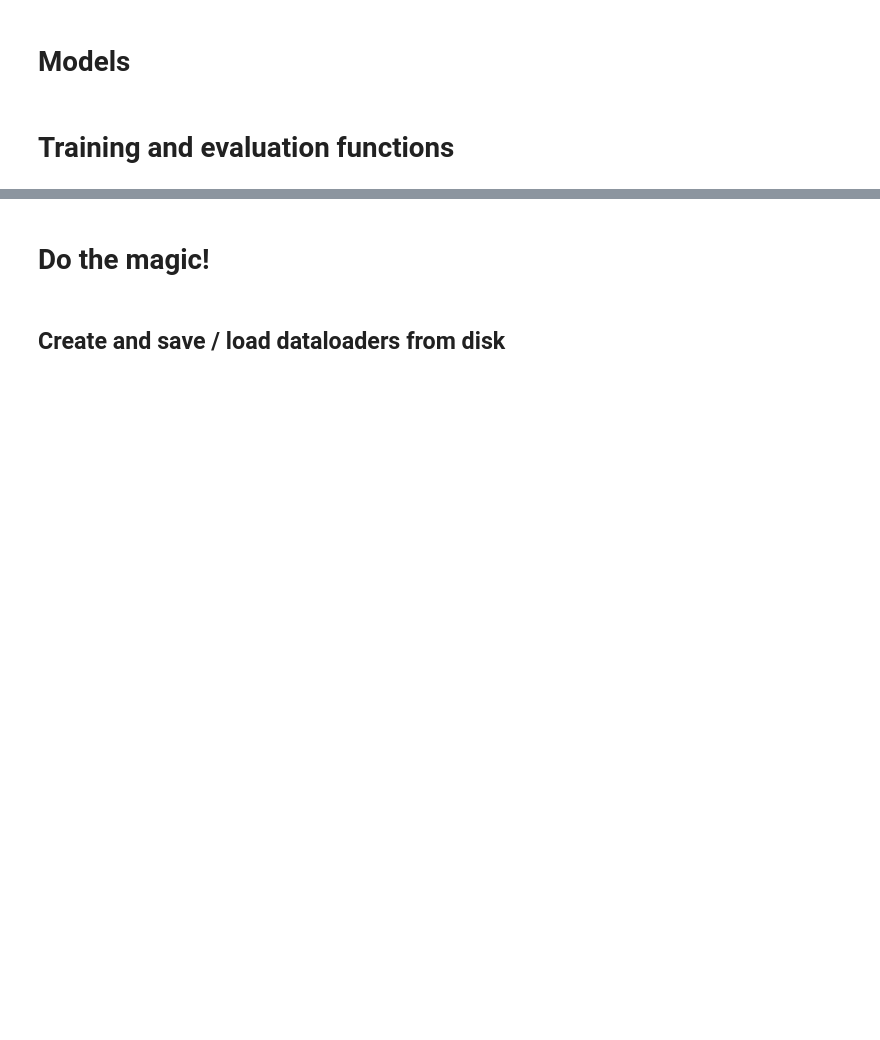
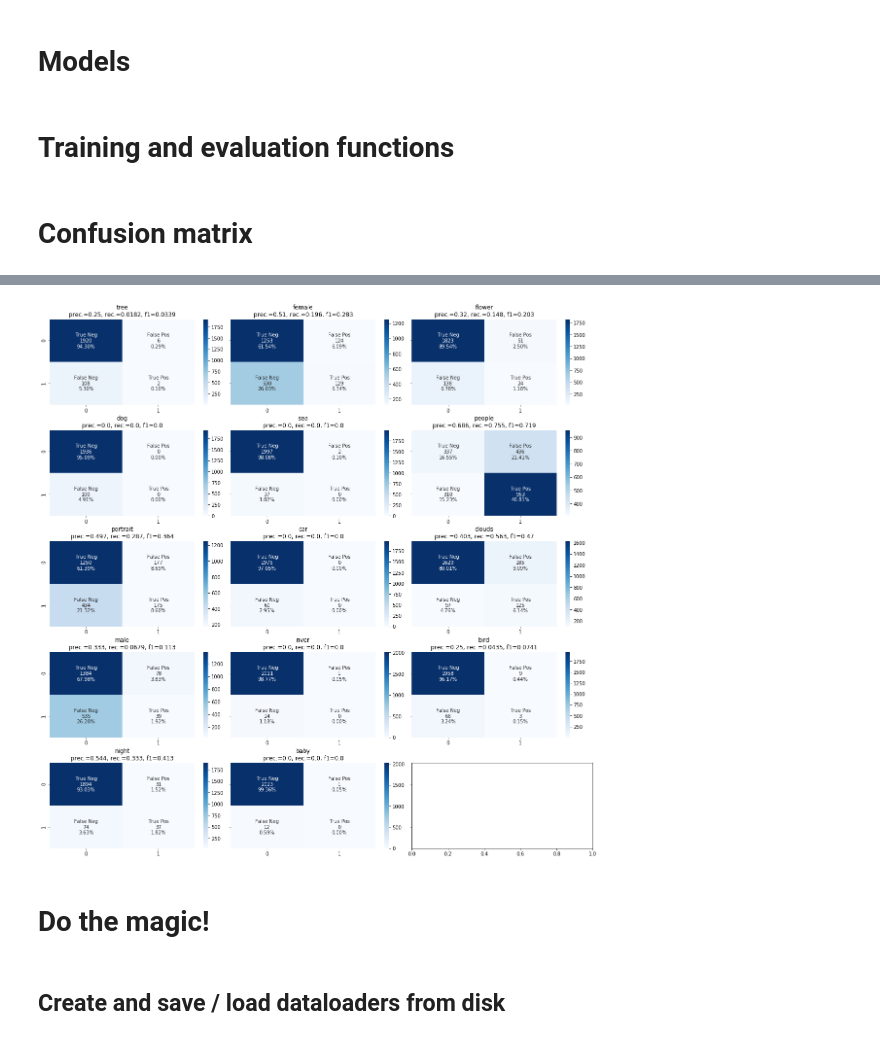
Before and after one commit to ikanher/the-three-caballeros, a Jupyter notebook: notebooks/05_EML_basic_ffn.ipynb, the cells around one changed output, grey strips where cells are left out. Drawn from its saved outputs; the diff is of its cells as text; code cells hidden in the pictures; blank space fills up the shorter version.

Commit message:
Confusion matrix, batch statistics

```diff
--- a/notebooks/05_EML_basic_ffn.ipynb
+++ b/notebooks/05_EML_basic_ffn.ipynb
@@ -349,3 +344,69 @@ def visualize_predictions(model, device, dataloader, n_to_show=3, threshold=0.5)
             n_shown += 1
 
     print("Done")
+# %% [markdown]
+# Confusion matrix
+# %%
+def predict_X(fr, threshold=0.5):
+
+    y_hat = fr > threshold
+
+    return y_hat if (np.sum(y_hat) > 0) else fr == np.max(fr)
+
+def predict(model, device, dataloader):
+
+    ys_all = []  # Array of np.array(14)
+    y_hats_all = []
+
+    for i, batch in enumerate(dataloader):
+
+        Xs, ys = batch
+        Xs = model(Xs.to(device))
+        y_hats = np.apply_along_axis(predict_X, axis=1, arr=Xs.detach().numpy())
+
+        y_hats_all.extend(y_hat for y_hat in y_hats)
+        ys_all.extend(y.numpy() for y in ys==1)
+
+    return np.array(ys_all), np.array(y_hats_all)
+
+def visualize_confusion_matrix(y_true, y_pred, labels):
+
+    # Get confusion matrices
+    cn_tensor = multilabel_confusion_matrix(y_true, y_pred)
+
+    # Precision, recall, f1-score
+    scores = skm.classification_report(y_true, y_pred, output_dict=True)
+
+    fig, ax = plt.subplots(nrows=5, ncols=3,sharey=True, figsize=(20, 20),
+                           gridspec_kw={'hspace': 0.3, 'wspace': 0.0})
+    gn = ['True Neg','False Pos','False Neg','True Pos']
+
+    # Loop all labels
+    for i, cn_matrix in enumerate(cn_tensor):
+
+        j, k = int(i/3), i%3
+
+        # cell labels
+        gc = ["{0:0.0f}".format(value) for value in cn_matrix.flatten()]
+        gp = ["{0:.2%}".format(value) for value in cn_matrix.flatten()/np.sum(cn_matrix)]
+        gl = [f'{v1}\n{v2}\n{v3}' for v1, v2, v3 in zip(gn, gc, gp)]
+
+        # plot heatmap
+        sn.heatmap(cn_matrix, annot=np.asarray(gl).reshape(2,2), fmt='', cmap='Blues', ax=ax[j, k])
+
+        # subplot title
+        title = '{}\nprec.={:.3}, rec.={:.3}, f1={:.3}'.format(labels[i], scores[str(i)]['precision'], scores[str(i)]['recall'], scores[str(i)]['f1-score'])
+        ax[j, k].set_title(title)
+
+try:
+    y_true, y_pred = np.load('../data/valid_true_labels.npy'), np.load('../data/valid_pred_labels.npy')
+except:
+    y_true, y_pred = predict(model, device, valid_dataloader)
+    np.save('../data/valid_true_labels.npy', y_true)
+    np.save('../data/valid_pred_labels.npy', y_pred)
+
+labels = [k for k, v in get_class_map().items()]
+visualize_confusion_matrix(y_true, y_pred, labels)
+
+print(skm.classification_report(y_true, y_pred))
+# %% [output]
@@ -352,3 +430,4 @@ def visualize_predictions(model, device, dataloader, n_to_show=3, threshold=0.5)
+[figure, added]
 # %% [markdown]
 # Do the magic!
 # %%
```
Also changed, not shown: parts of 12 cells of this notebook.
